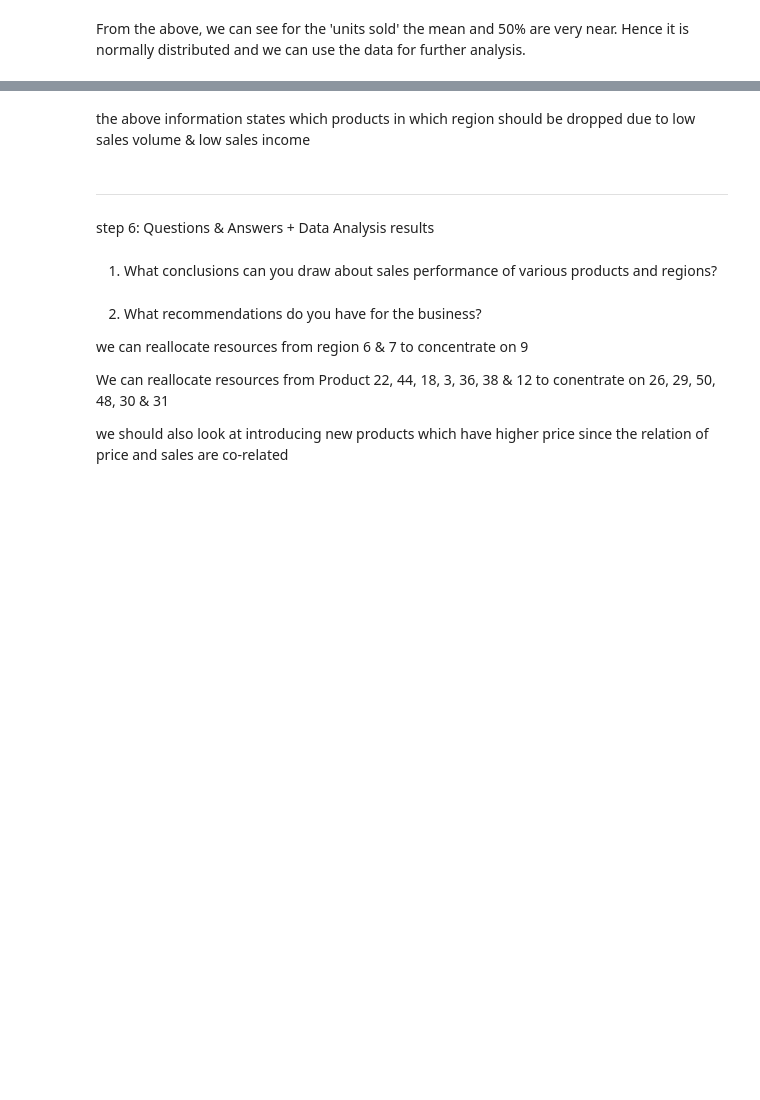
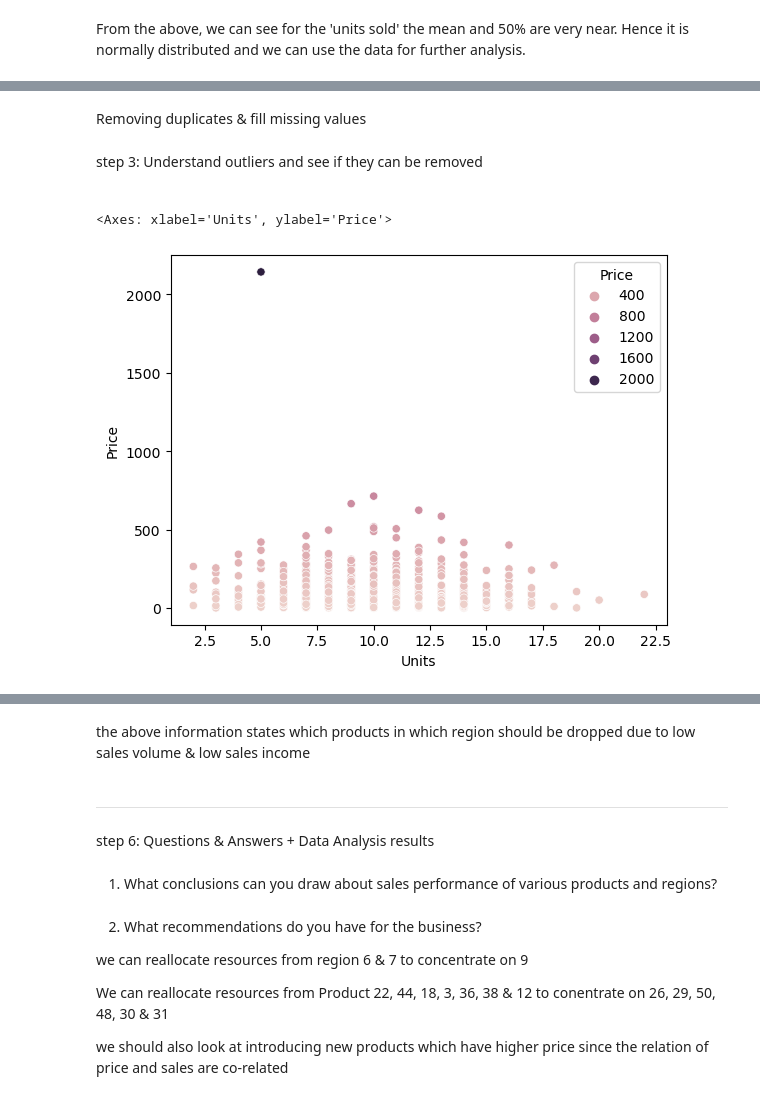
Before and after one commit to sriku2412/schulich_data_science, a Jupyter notebook: assignment_1.ipynb, the cells around one changed output, grey strips where cells are left out. Saved outputs shown, nothing was run; the diff lists cells and outputs as text; code cells hidden in the pictures; blank space fills up the shorter version.

```diff
--- a/assignment_1.ipynb
+++ b/assignment_1.ipynb
@@ -55,0 +91,2 @@ From the above, we can see for the 'units sold' the mean and 50% are very near.
+# %% [markdown]
+ Removing duplicates & fill missing values
@@ -55,0 +100,9 @@ From the above, we can see for the 'units sold' the mean and 50% are very near.
+# %% [markdown]
+step 3: Understand outliers and see if they can be removed
+# %% [markdown]
+<!-- looking at the above graph it isbetter to remove missing values to make it more normally distributed. chances of missing-out on usefull information if all are removed hence we use a copy function to a different dataset to protect information. -->
+# %%
+sns.scatterplot(data=df,x='Units',y='Price',hue='Price')
+# %% [output]
+<Axes: xlabel='Units', ylabel='Price'>
+[figure, added]
```
Also changed, not shown: parts of 64 cells of this notebook.
